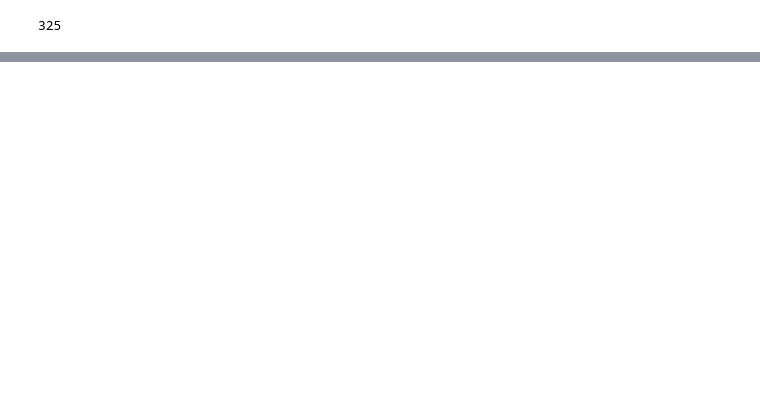
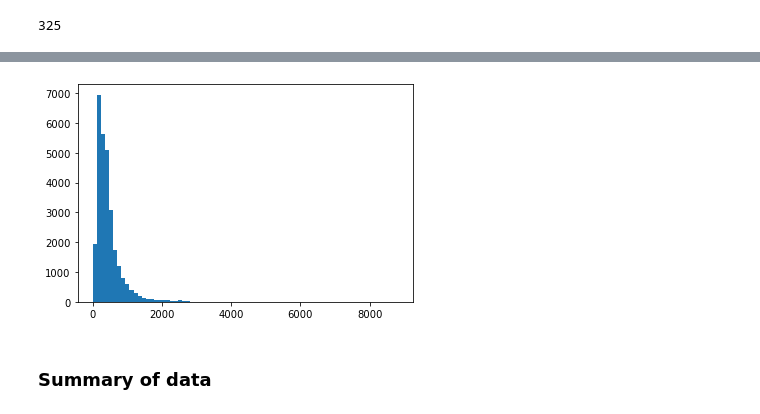
Before and after one commit to alexesperanca/SIB_G4, a Jupyter notebook: Monica_notebook.ipynb, the cells around one changed output, grey strips where cells are left out. Saved outputs shown, nothing was run; the diff lists cells and outputs as text; code cells hidden in the pictures; blank space fills up the shorter version.

Commit message:
Exploration of data

```diff
--- a/Monica_notebook.ipynb
+++ b/Monica_notebook.ipynb
@@ -108,0 +192,8 @@ test.describe()
+# %%
+unique, counts = np.unique(train.data_source, return_counts=True)
+dicion = dict(zip(unique, counts))
+
+for i,a in dicion.items():
+    if a > 300: # 1% do total counts
+        print(i, a)
+        print('Percentage of total counts: ', round((a*100)/train.data_source.describe()[0], 2), '%')
@@ -108,0 +291,4 @@ test.describe()
+# %%
+# Tamanho das sequencias de proteina e distribuição
+lista = [len(train['protein_sequence'].iat[i]) for i in range(len(train))]
+pd.Series(lista).describe()
@@ -109,3 +305,10 @@ test.describe()
+# %%
+plt.hist(lista, bins=75)
+plt.show()
+# %% [output]
+[figure, added]
+# %% [markdown]
+### Summary of data
 # %%
 train.describe()
 # %% [output]
```
Also changed, not shown: parts of 56 cells of this notebook.
